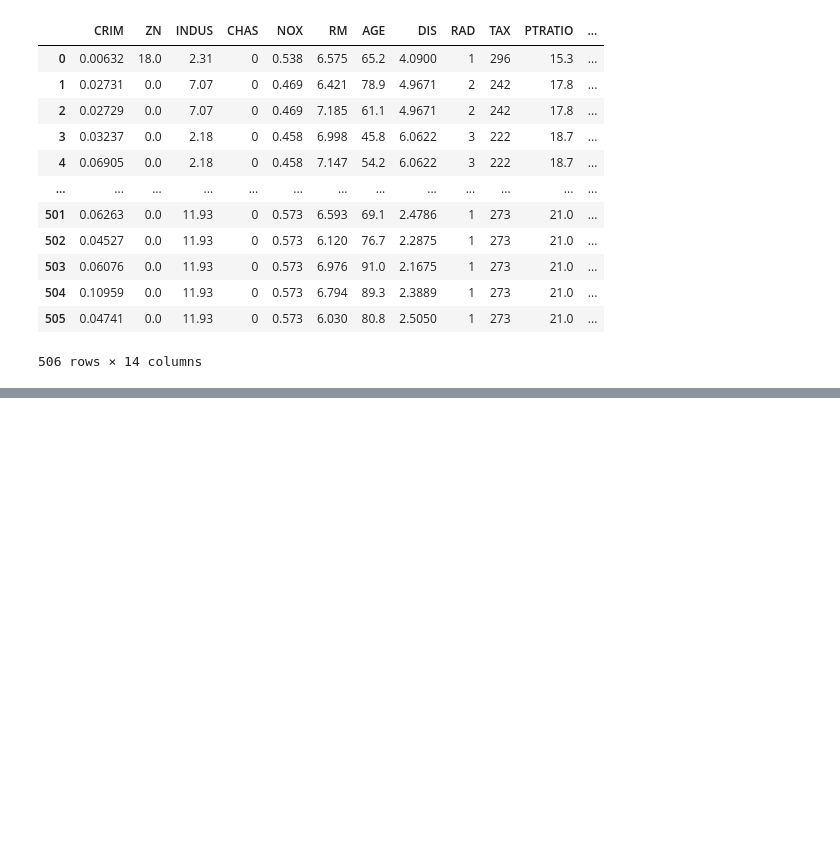
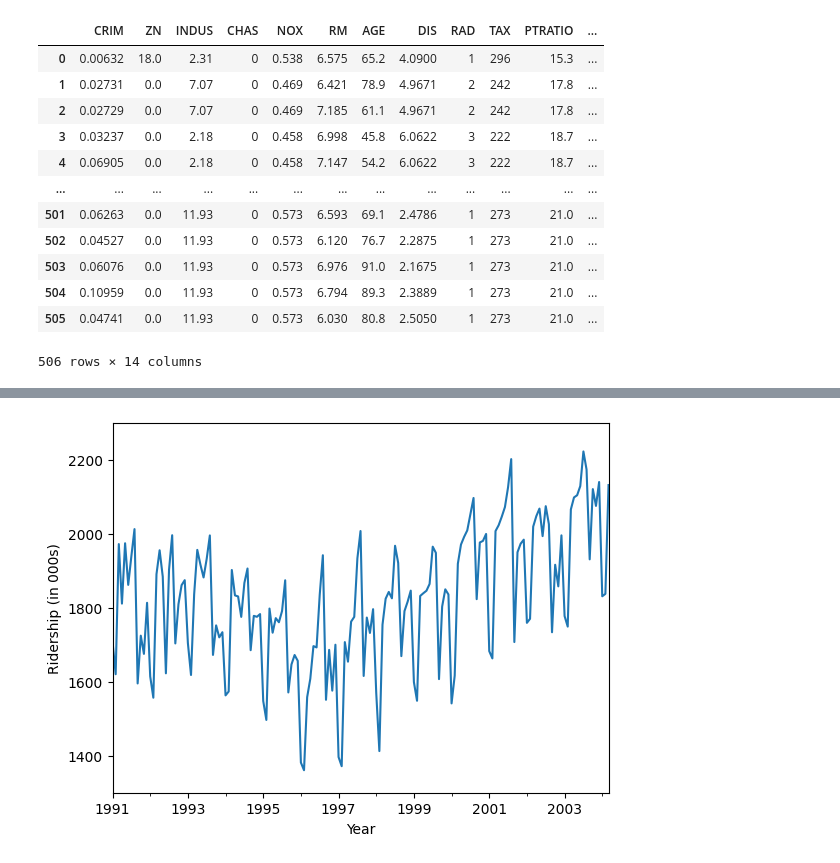
Before and after one commit to brandon-setegn/data-mining-business-analytics, a Jupyter notebook: Chapter3_Data_Visualization.ipynb, the cells around one changed output, grey strips where cells are left out. Drawn from its saved outputs; the diff is of its cells as text; code cells hidden in the pictures; blank space fills up the shorter version.

```diff
--- a/Chapter3_Data_Visualization.ipynb
+++ b/Chapter3_Data_Visualization.ipynb
@@ -61,0 +60,7 @@ housing_df
+# %%
+# Amtrak Dataset
+amtrak_df = pd.read_csv('Amtrak.csv').squeeze()
+amtrak_df['Date'] = pd.to_datetime(amtrak_df.Month, format='%d/%m/%Y')
+ridership_ts = pd.Series(amtrak_df.Ridership.values, index=amtrak_df.Date)
+
+amtrak_df
@@ -61,0 +81,8 @@ housing_df
+# %%
+# Pandas - line graph
+ridership_ts.plot(ylim=[1300,2300], legend=False)
+plt.xlabel('Year')
+plt.ylabel('Ridership (in 000s)')
+plt.show()
+# %% [output]
+[figure, added]
```
Also changed, not shown: parts of 5 cells of this notebook.
